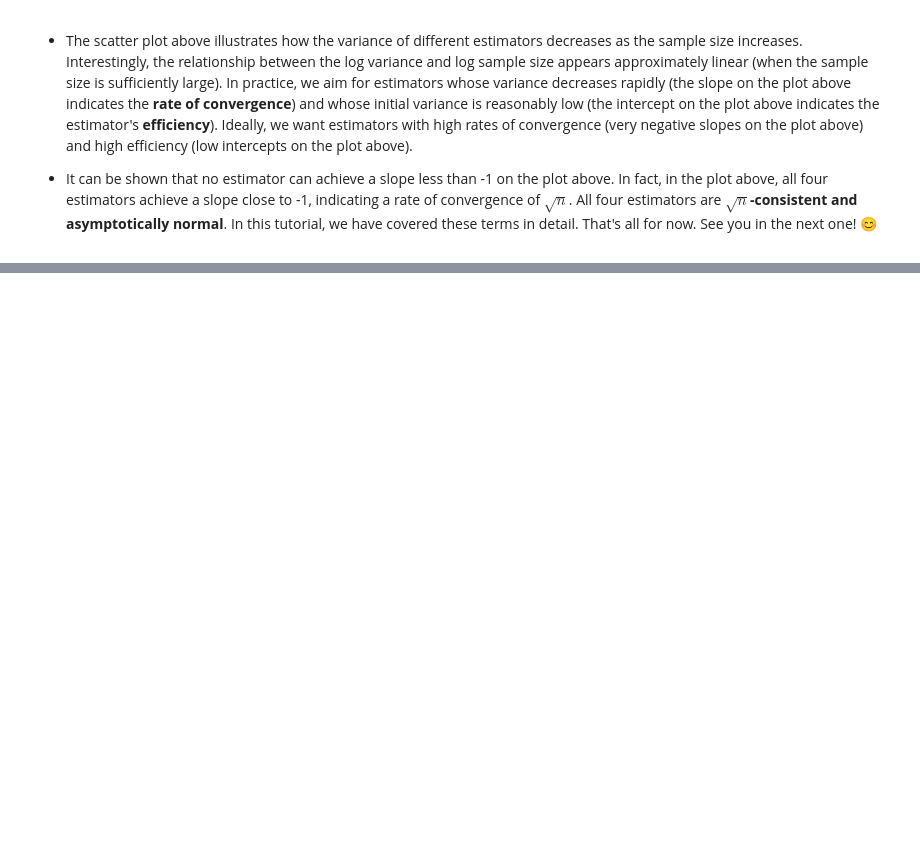
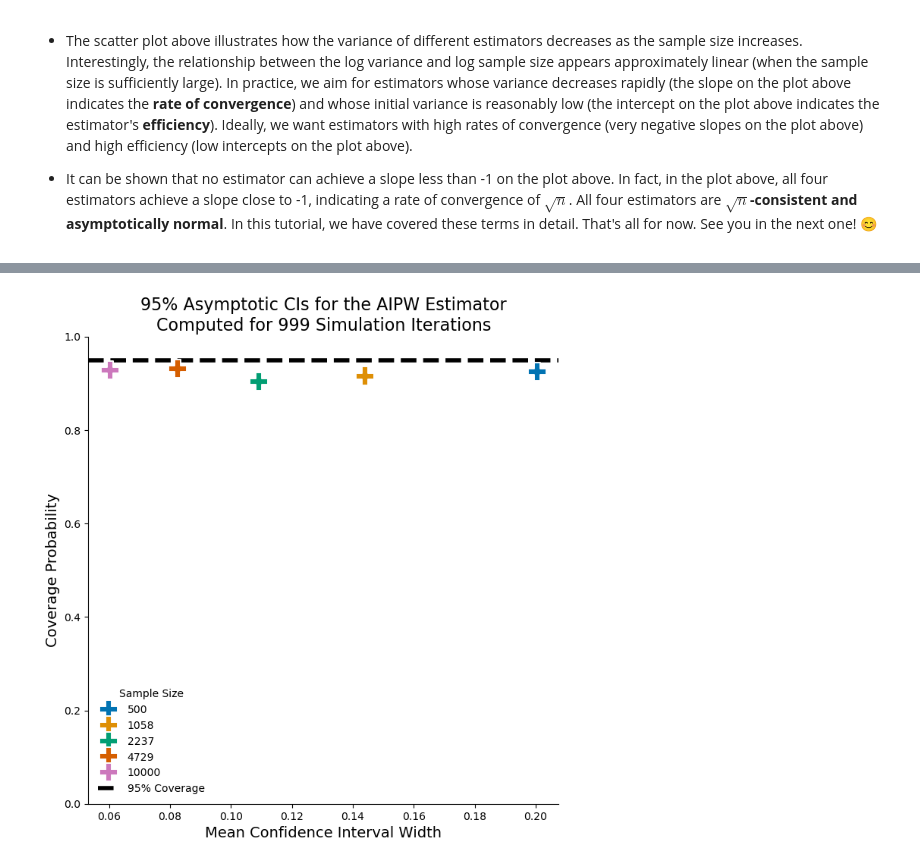
Before and after one commit to HealthRex/CDSS, a Jupyter notebook: scripts/DevWorkshop/causal_inference/tuto.ipynb, the cells around one changed output, grey strips where cells are left out. Saved outputs shown, nothing was run; the diff lists cells and outputs as text; code cells hidden in the pictures; blank space fills up the shorter version.

```diff
--- a/scripts/DevWorkshop/causal_inference/tuto.ipynb
+++ b/scripts/DevWorkshop/causal_inference/tuto.ipynb
@@ -772,0 +892,37 @@ variance_plot(loglog_df)
+# %%
+# Prepare the data for studying the confidence intervals
+ci_result = np.array([[ sim_res.s_size, sim_res.ci_length, sim_res.coverage] for sim_res in all_results])
+# %%
+def plot_ci_perf(ci_result):
+    categories = ci_result[:, 0].astype(int)
+    x_values = ci_result[:, 1]
+    y_values = ci_result[:, 2]
+
+    # Create a custom palette
+    unique_categories = np.unique(categories)
+    custom_palette = {category: color for category, color in zip(unique_categories, sns.color_palette("colorblind", len(unique_categories)))}
+
+    # Create a scatter plot
+    plt.figure(figsize=(8, 8))
+    sns.scatterplot(x=x_values, y=y_values, hue=categories, palette=custom_palette, marker='P', s=300, zorder=3)
+    plt.axhline(y=0.95, color='black', linestyle='--', linewidth=4, zorder=2, label='95% Coverage')
+
+    # Set the y-axis limits
+    plt.ylim(0, 1)
+
+    # Set the title and labels
+    plt.title(f'95% Asymptotic CIs for the AIPW Estimator\nComputed for {all_results[0].n_sim} Simulation Iterations', fontsize=16)
+    plt.xlabel('Mean Confidence Interval Width', fontsize=14)
+    plt.ylabel('Coverage Probability', fontsize=14)
+
+    plt.legend(frameon=False, title='Sample Size')
+    ax = plt.gca()
+    ax.spines['top'].set_visible(False)
+    ax.spines['right'].set_visible(False)
+
+    # Show the plot
+    plt.show()
+# %%
+plot_ci_perf(ci_result)
+# %% [output]
+[figure, added]
```
Also changed, not shown: parts of 30 cells of this notebook, 1 other file.
